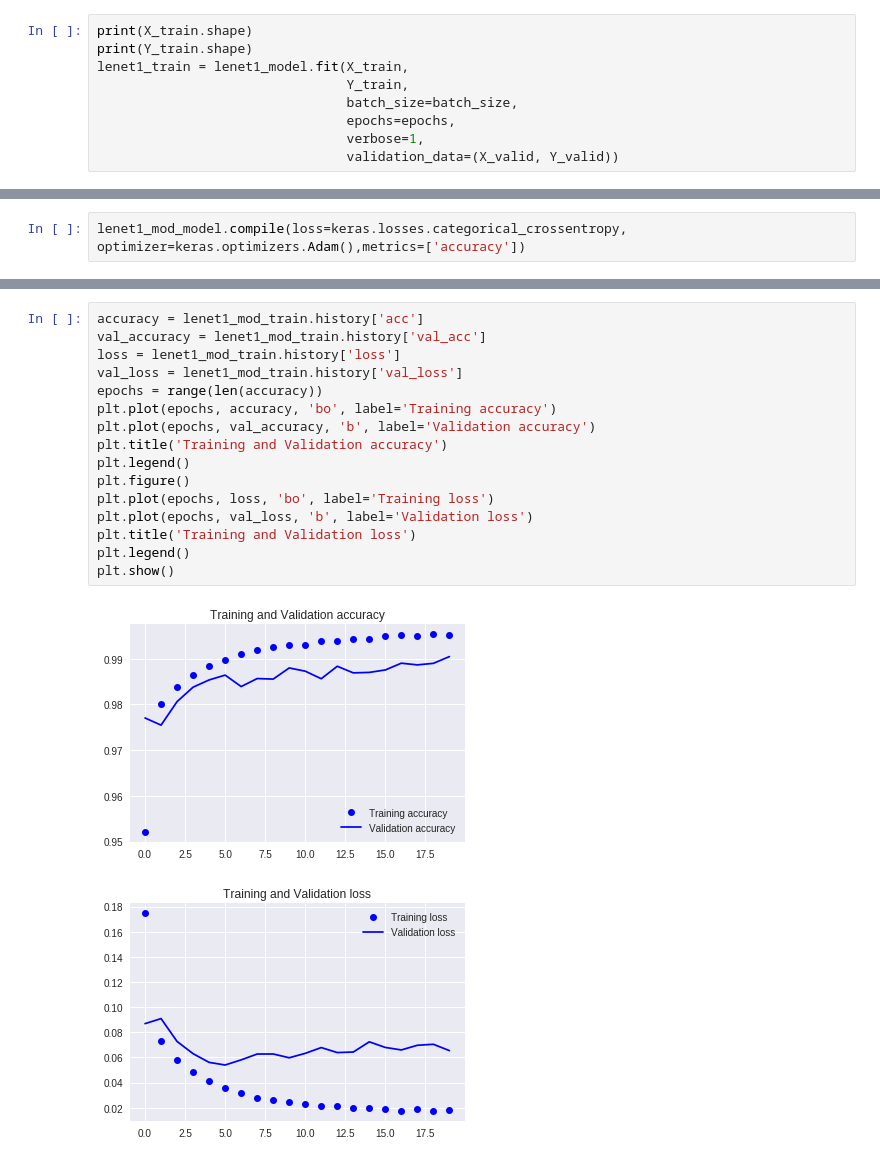
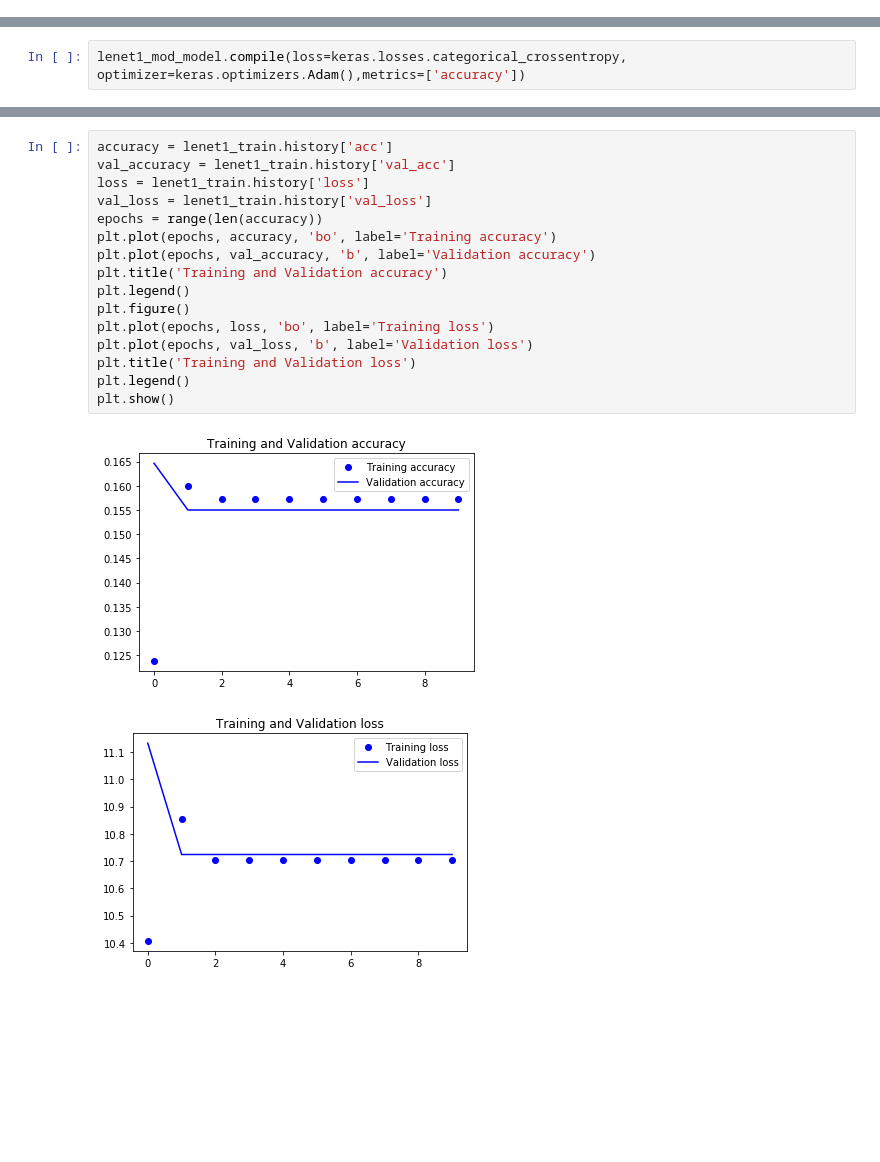
Before and after one commit to winstonlan/cs175-final-project, a Jupyter notebook: project_submission/src/lenet1_mod.ipynb, the cells around one changed output, grey strips where cells are left out. Saved outputs shown, nothing was run; the diff lists cells and outputs as text; blank space fills up the shorter version.

```diff
--- a/project_submission/src/lenet1_mod.ipynb
+++ b/project_submission/src/lenet1_mod.ipynb
@@ -219,9 +150,0 @@ _________________________________________________________________
-# %%
-print(X_train.shape)
-print(Y_train.shape)
-lenet1_train = lenet1_model.fit(X_train,
-                                Y_train,
-                                batch_size=batch_size,
-                                epochs=epochs,
-                                verbose=1,
-                                validation_data=(X_valid, Y_valid))
@@ -365,19 +224,19 @@ Test accuracy: 0.991143425438125
 # %%
-accuracy = lenet1_mod_train.history['acc']
-val_accuracy = lenet1_mod_train.history['val_acc']
-loss = lenet1_mod_train.history['loss']
-val_loss = lenet1_mod_train.history['val_loss']
+accuracy = lenet1_train.history['acc']
+val_accuracy = lenet1_train.history['val_acc']
+loss = lenet1_train.history['loss']
+val_loss = lenet1_train.history['val_loss']
 epochs = range(len(accuracy))
 plt.plot(epochs, accuracy, 'bo', label='Training accuracy')
 plt.plot(epochs, val_accuracy, 'b', label='Validation accuracy')
 plt.title('Training and Validation accuracy')
 plt.legend()
 plt.figure()
 plt.plot(epochs, loss, 'bo', label='Training loss')
 plt.plot(epochs, val_loss, 'b', label='Validation loss')
 plt.title('Training and Validation loss')
 plt.legend()
 plt.show()
 # %% [output]
-[figure, old version]
+[figure, new version]
-[figure, old version]
+[figure, new version]
```
Also changed, not shown: parts of 21 cells of this notebook, 6 other files.
